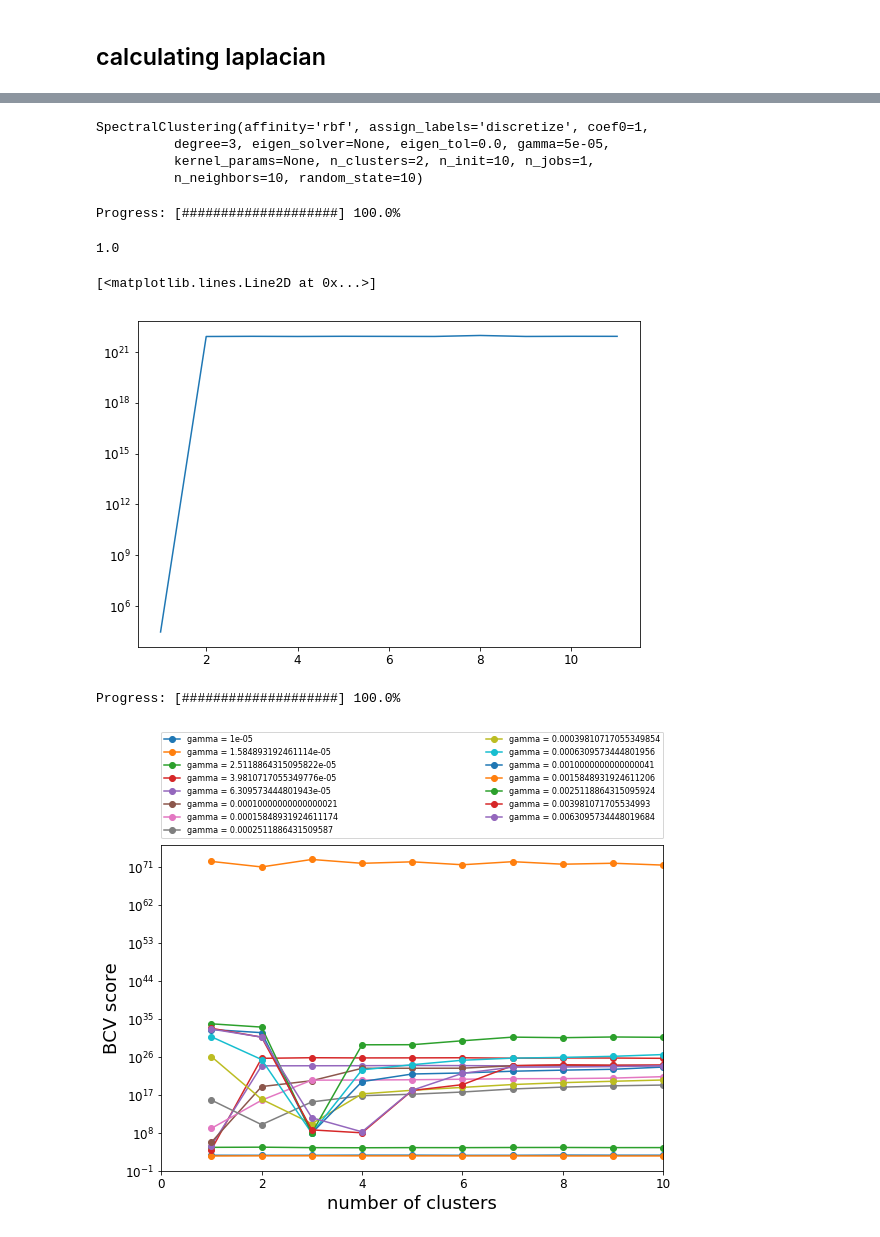
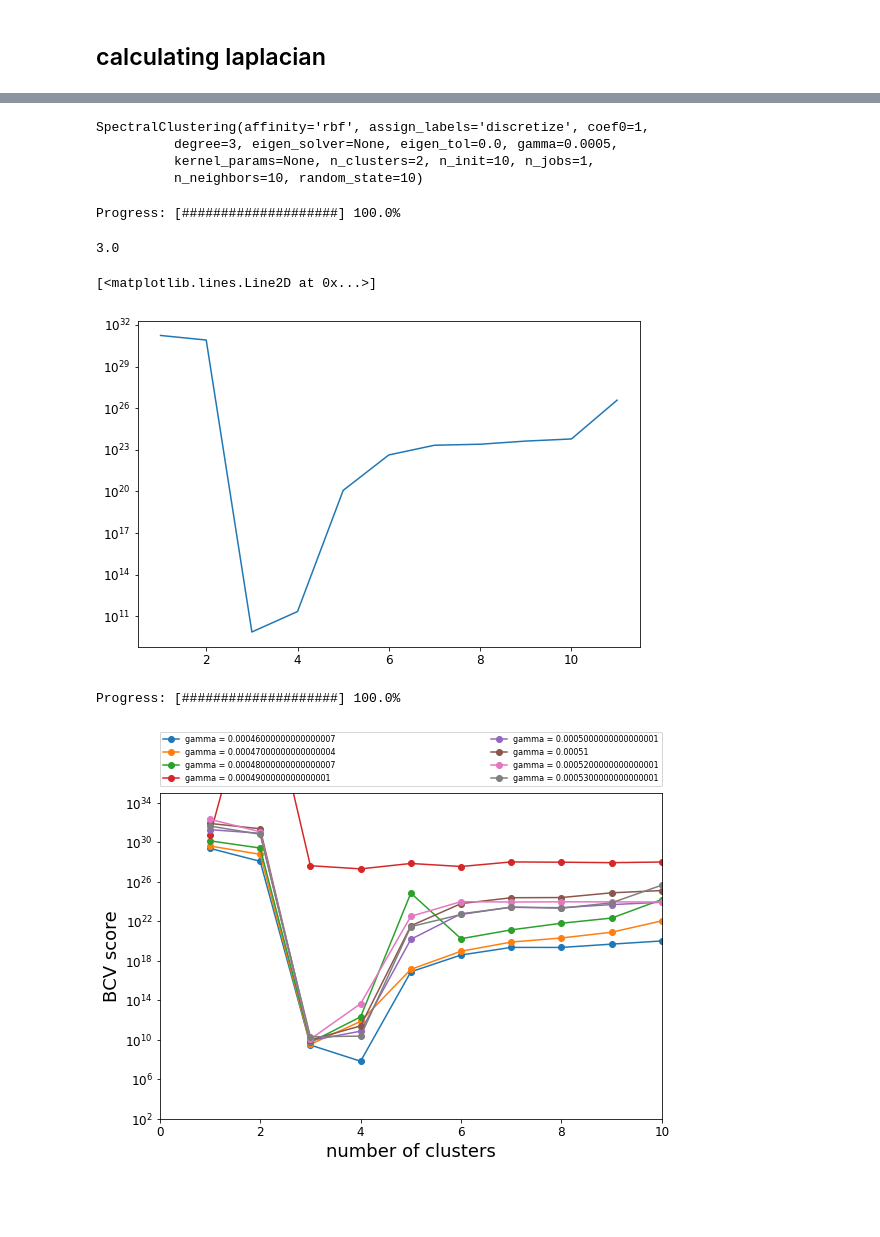
Before and after one commit to sioan/bcv_spectral_clustering, a Jupyter notebook: refactoring_test.ipynb, the cells around one changed output, grey strips where cells are left out. Saved outputs shown, nothing was run; the diff lists cells and outputs as text; code cells hidden in the pictures; blank space fills up the shorter version.

Commit message:
strong 3 cluster min, but 4 is still stronger.

```diff
--- a/refactoring_test.ipynb
+++ b/refactoring_test.ipynb
@@ -160,7 +160,7 @@ euclidean_dist_matrix = np.load("/reg/neh/home/yoon82/temp/L2_dist_2160_1D.npy")
 # %% [markdown]
 ## calculating laplacian
 # %%
-gamma = 5.0e-5
+gamma = 5.0e-4
 my_affinity_matrix = np.exp((-(euclidean_dist_matrix**2))*gamma)
 #degree_matrix      = np.diag((my_affinity_matrix - np.diag(np.diag(my_affinity_matrix))).sum(axis=0))
 #laplcian = my_affinity_matrix - degree_matrix
@@ -176,7 +176,7 @@ spectral = cluster.SpectralClustering(n_clusters=2,                     #intenti
 spectral.fit(np.random.rand(100,3))
 # %% [output]
 SpectralClustering(affinity='rbf', assign_labels='discretize', coef0=1,
-          degree=3, eigen_solver=None, eigen_tol=0.0, gamma=5e-05,
+          degree=3, eigen_solver=None, eigen_tol=0.0, gamma=0.0005,
           kernel_params=None, n_clusters=2, n_init=10, n_jobs=1,
           n_neighbors=10, random_state=10)
 # %%
@@ -196,17 +196,17 @@ Progress: [####################] 100.0%
 # %%
 k[np.argmin(np.median(score_list,axis=0))]
 # %% [output]
-1.0
+3.0
 # %%
 plt.semilogy(k,np.median(score_list,axis=0))
 # %% [output]
 [<matplotlib.lines.Line2D at 0x...>]
-[figure, old version]
+[figure, new version]
 # %%
 # iterating over many gamma's
 # %%
 score_map = []
-gamma_list = 10**np.arange(-5,-2,0.2)
+gamma_list = np.arange(1e-5,6e-4,1e-5)
 
 
 spectral = cluster.SpectralClustering(n_clusters=2,                     #intentionally incorrect clusters
@@ -218,14 +218,15 @@ spectral = cluster.SpectralClustering(n_clusters=2,                     #intenti
 for gamma in gamma_list:
     my_affinity_matrix = np.exp((-(euclidean_dist_matrix**2))*gamma)
 
+
     laplacian,my_embedding = lib.spectral_cluster_support.get_laplacian(my_affinity_matrix,
                                 n_components = int(my_affinity_matrix.shape[0]/2),
                                 eigen_solver = spectral.eigen_solver,
                                 random_state = spectral.random_state)
 
-    y_stack = np.linalg.inv(spectral_cluster_support.condition_matrix(laplacian,1e-26))
+    #y_stack = np.linalg.inv(spectral_cluster_support.condition_matrix(laplacian,1e-26))
     #y_stack +=1e4*np.random.rand(laplacian.shape[0],laplacian.shape[0])
-    #y_stack = np.linalg.inv(laplacian+1e-26*np.random.rand(laplacian.shape[0],laplacian.shape[0]))+0*1e4*np.random.rand(laplacian.shape[0],laplacian.shape[0])
+    y_stack = np.linalg.inv(laplacian+1e-26*np.random.rand(laplacian.shape[0],laplacian.shape[0]))+0*1e4*np.random.rand(laplacian.shape[0],laplacian.shape[0])
 
     k,score_list = bi_cross_support.score_fast(y_stack,n_iterations=10,k_list=np.arange(1,15))
     score_map.append(np.median(score_list,axis=0))
@@ -237,24 +238,24 @@ k_range = k
 # %%
 fig = plt.figure()
 ax  = fig.add_subplot(111)
 
 
 
-for i in np.arange(len(full_map)):
+for i in np.arange(len(full_map))[-14:-6]:
 
     mpl.rcParams['figure.figsize']  = (9,6)
     mpl.rcParams['font.size']       = 12
     mpl.rcParams['legend.fontsize'] = 8
     mpl.rcParams['axes.labelsize']  = 18
 
 
     ax.semilogy(k_range,full_map[i],label="gamma = "+str(gamma_list[i]),marker='o')
 
 ax.set_xlabel("number of clusters")
-#ax.set_ylim(1e2,1e13)
+ax.set_ylim(1e2,1e35)
 ax.set_xlim(0,10)
 ax.set_ylabel("BCV score")
 ax.legend(bbox_to_anchor=(0., 1.02, 1., .102), loc=3,ncol=2, mode="expand", borderaxespad=0.0)
 plt.show()
 # %% [output]
-[figure, old version]
+[figure, new version]
```
Also changed, not shown: parts of 1 cell of this notebook.
